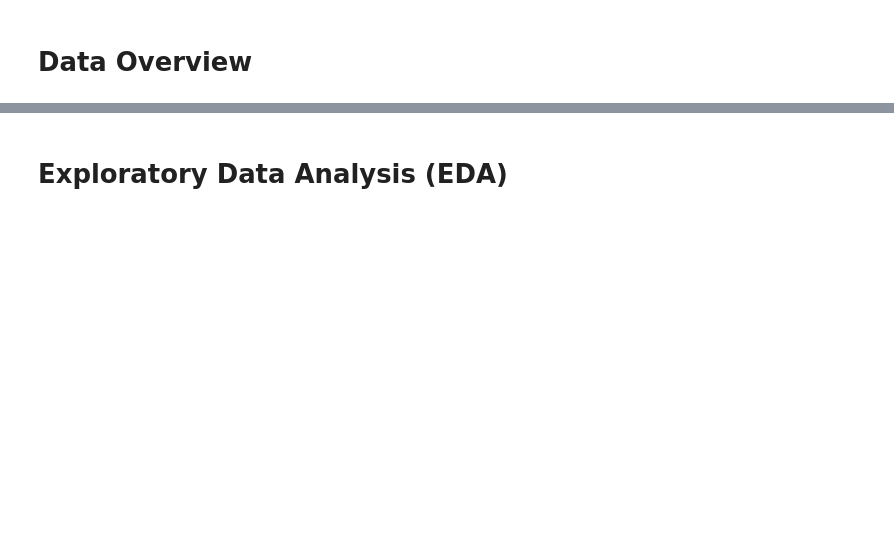
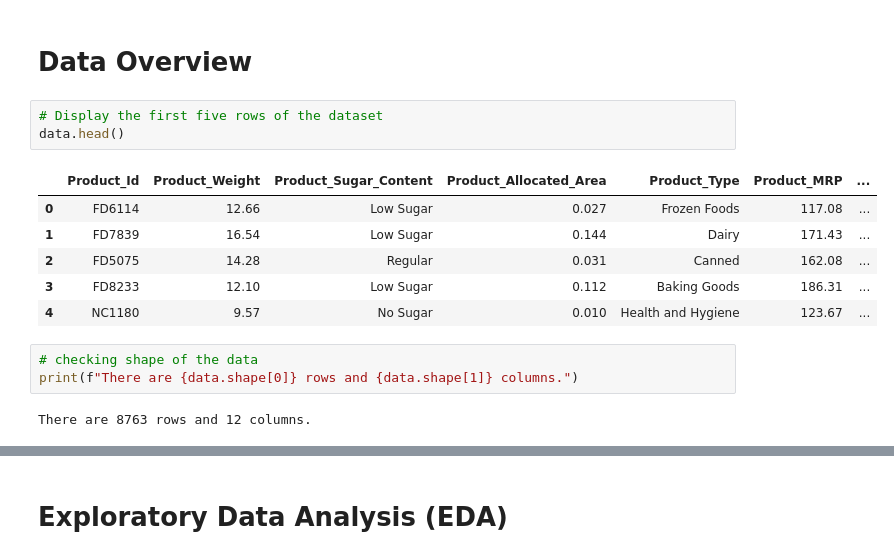
Before and after one commit to preetipss/ModelDeployment, a Jupyter notebook: SuperKart_Model_Deployment.ipynb, the cells around one changed output, grey strips where cells are left out. Saved outputs shown, nothing was run; the diff lists cells and outputs as text; blank space fills up the shorter version.

```diff
--- a/SuperKart_Model_Deployment.ipynb
+++ b/SuperKart_Model_Deployment.ipynb
@@ -124,2 +142,17 @@ from github import Github
 # %% [markdown]
 # **Data Overview**
+# %%
+# Display the first five rows of the dataset
+data.head()
+# %% [output]
+|  | Product_Id | Product_Weight | Product_Sugar_Content | Product_Allocated_Area | Product_Type | Product_MRP | ... |
+| 0 | FD6114 | 12.66 | Low Sugar | 0.027 | Frozen Foods | 117.08 | ... |
+| 1 | FD7839 | 16.54 | Low Sugar | 0.144 | Dairy | 171.43 | ... |
+| 2 | FD5075 | 14.28 | Regular | 0.031 | Canned | 162.08 | ... |
+| 3 | FD8233 | 12.10 | Low Sugar | 0.112 | Baking Goods | 186.31 | ... |
+| 4 | NC1180 | 9.57 | No Sugar | 0.010 | Health and Hygiene | 123.67 | ... |
+# %%
+# checking shape of the data
+print(f"There are {data.shape[0]} rows and {data.shape[1]} columns.")
+# %% [output]
+There are 8763 rows and 12 columns.
```
Also changed, not shown: parts of 22 cells of this notebook.
